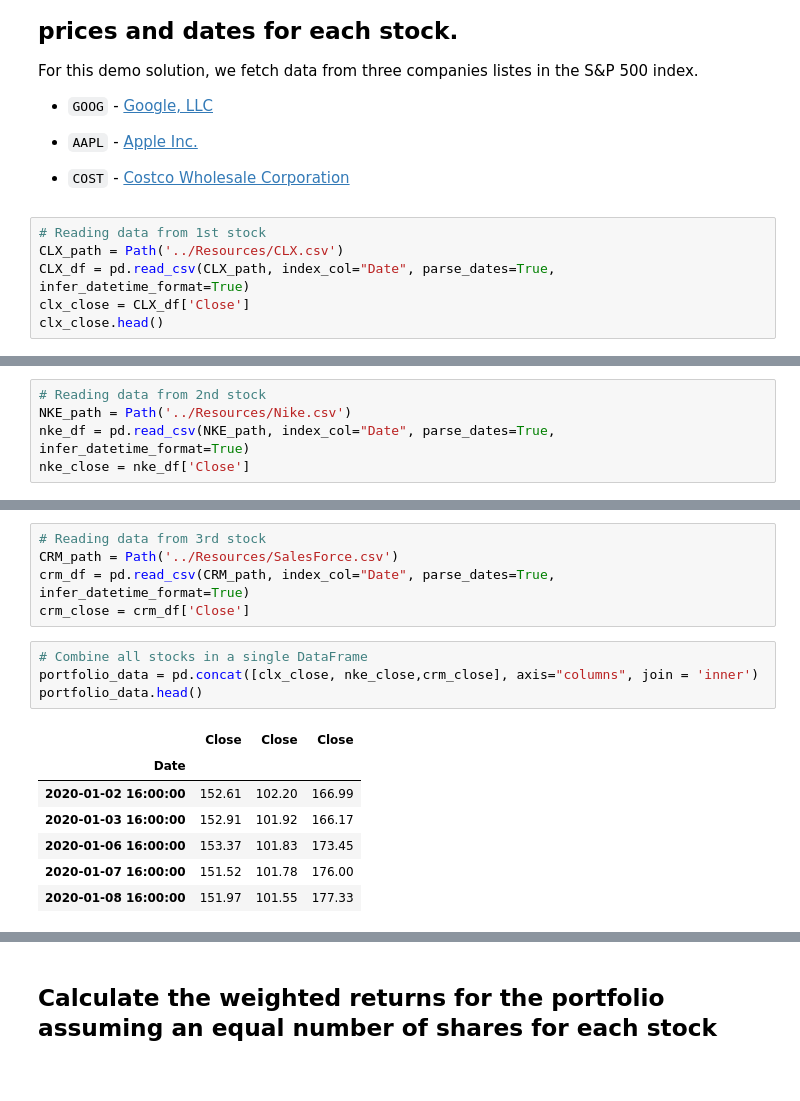
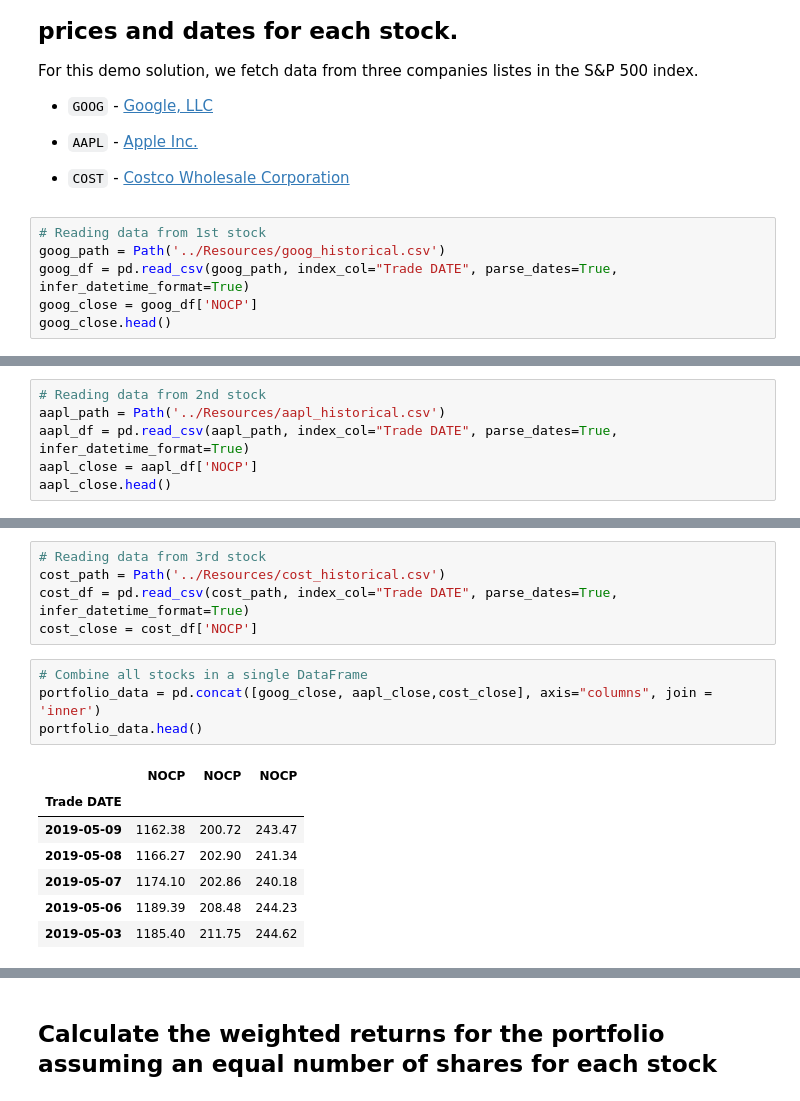
Before and after one commit to whitneydt/Pandas-Homework, a Jupyter notebook: Resources/whale_analysis.ipynb, the cells around one changed output, grey strips where cells are left out. Saved outputs shown, nothing was run; the diff lists cells and outputs as text.

```diff
--- a/Resources/whale_analysis.ipynb
+++ b/Resources/whale_analysis.ipynb
@@ -406,8 +406,8 @@ For this demo solution, we fetch data from three companies listes in the S&P 500
 * `COST` - [Costco Wholesale Corporation](https://en.wikipedia.org/wiki/Costco)
 # %%
 # Reading data from 1st stock
-CLX_path = Path('../Resources/CLX.csv')
-CLX_df = pd.read_csv(CLX_path, index_col="Date", parse_dates=True, infer_datetime_format=True)
-clx_close = CLX_df['Close']
-clx_close.head()
+goog_path = Path('../Resources/goog_historical.csv')
+goog_df = pd.read_csv(goog_path, index_col="Trade DATE", parse_dates=True, infer_datetime_format=True)
+goog_close = goog_df['NOCP']
+goog_close.head()
 # %% [output]
@@ -421,5 +421,6 @@ Name: Close, dtype: float64
 # %%
 # Reading data from 2nd stock
-NKE_path = Path('../Resources/Nike.csv')
-nke_df = pd.read_csv(NKE_path, index_col="Date", parse_dates=True, infer_datetime_format=True)
-nke_close = nke_df['Close']
+aapl_path = Path('../Resources/aapl_historical.csv')
+aapl_df = pd.read_csv(aapl_path, index_col="Trade DATE", parse_dates=True, infer_datetime_format=True)
+aapl_close = aapl_df['NOCP']
+aapl_close.head()
@@ -426,19 +435,19 @@ nke_close = nke_df['Close']
 # %%
 # Reading data from 3rd stock
-CRM_path = Path('../Resources/SalesForce.csv')
-crm_df = pd.read_csv(CRM_path, index_col="Date", parse_dates=True, infer_datetime_format=True)
-crm_close = crm_df['Close']
+cost_path = Path('../Resources/cost_historical.csv')
+cost_df = pd.read_csv(cost_path, index_col="Trade DATE", parse_dates=True, infer_datetime_format=True)
+cost_close = cost_df['NOCP']
 # %%
 # Combine all stocks in a single DataFrame
-portfolio_data = pd.concat([clx_close, nke_close,crm_close], axis="columns", join = 'inner')
+portfolio_data = pd.concat([goog_close, aapl_close,cost_close], axis="columns", join = 'inner')
 portfolio_data.head()
 # %% [output]
-|  | Close | Close | Close |
-| Date |  |  |  |
-| 2020-01-02 16:00:00 | 152.61 | 102.20 | 166.99 |
-| 2020-01-03 16:00:00 | 152.91 | 101.92 | 166.17 |
-| 2020-01-06 16:00:00 | 153.37 | 101.83 | 173.45 |
-| 2020-01-07 16:00:00 | 151.52 | 101.78 | 176.00 |
-| 2020-01-08 16:00:00 | 151.97 | 101.55 | 177.33 |
+|  | NOCP | NOCP | NOCP |
+| Trade DATE |  |  |  |
+| 2019-05-09 | 1162.38 | 200.72 | 243.47 |
+| 2019-05-08 | 1166.27 | 202.90 | 241.34 |
+| 2019-05-07 | 1174.10 | 202.86 | 240.18 |
+| 2019-05-06 | 1189.39 | 208.48 | 244.23 |
+| 2019-05-03 | 1185.40 | 211.75 | 244.62 |
 # %%
 # Reset Date index
```
Also changed, not shown: parts of 17 cells of this notebook, 4 other files.
